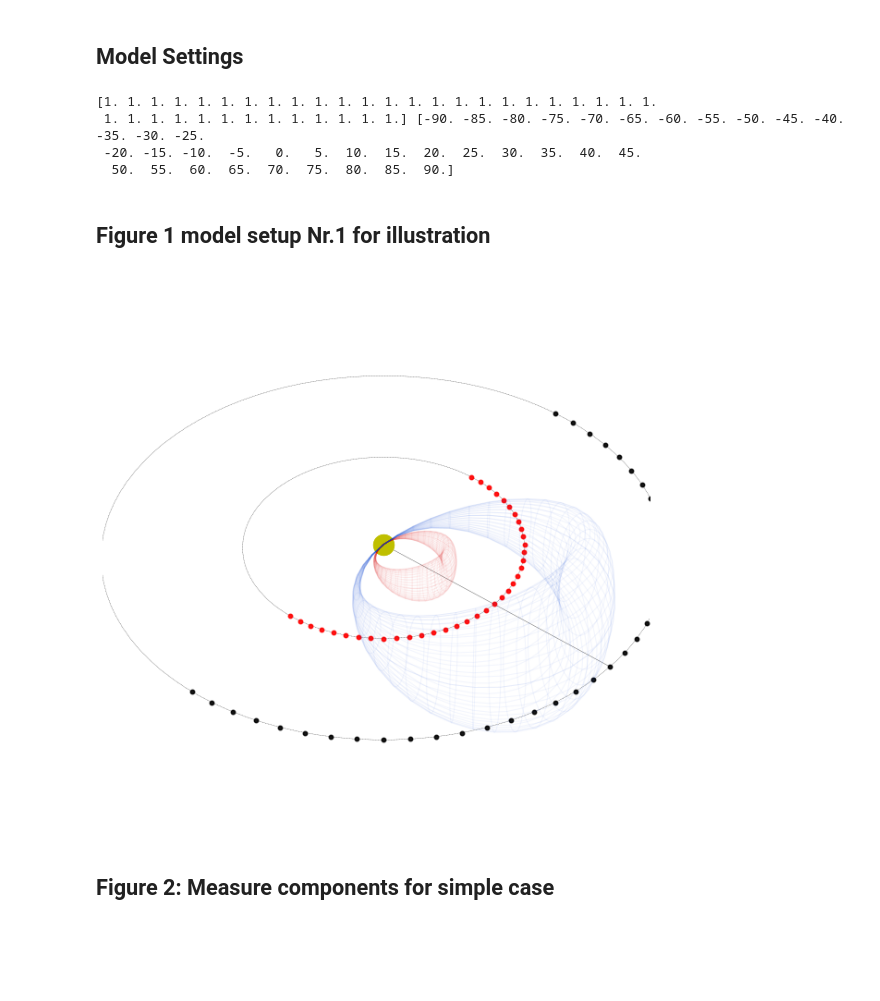
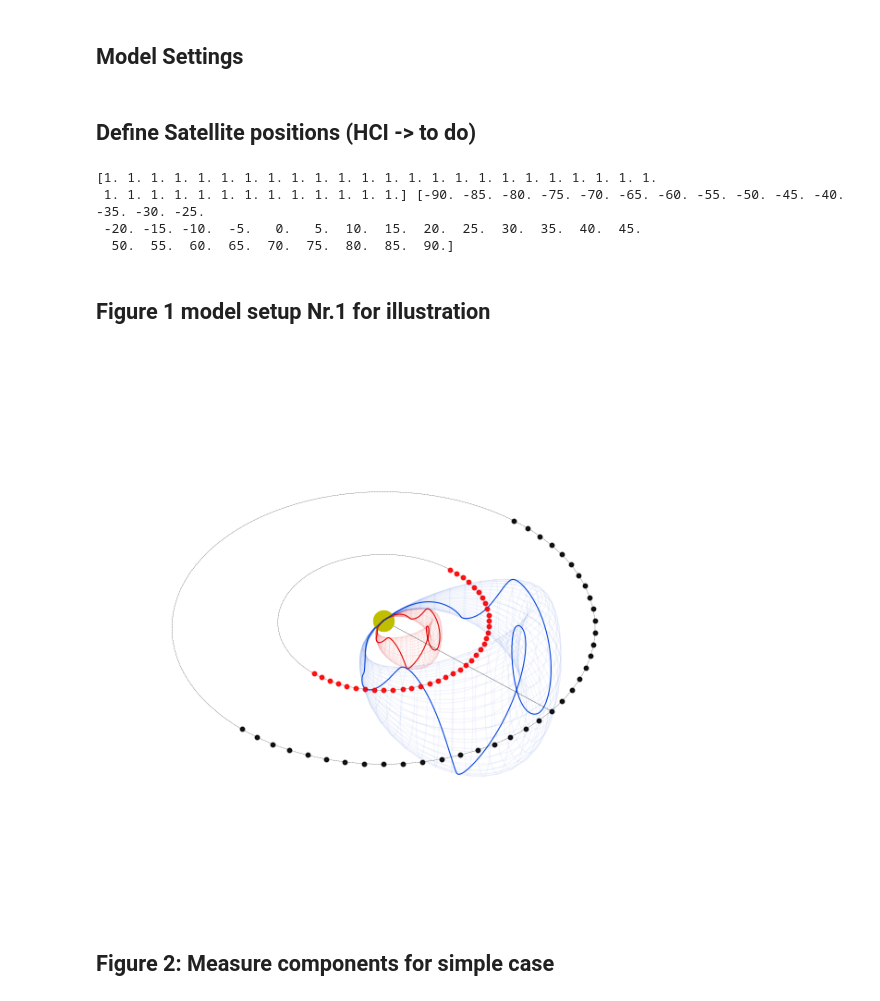
Before and after one commit to cmoestl/cme_signatures, a Jupyter notebook: cme_sig.ipynb, the cells around one changed output. Saved outputs shown, nothing was run; the diff lists cells and outputs as text; code cells hidden in the pictures; blank space fills up the shorter version.

Commit message:
3d field lines

```diff
--- a/cme_sig.ipynb
+++ b/cme_sig.ipynb
@@ -365,12 +369,12 @@ iparams_arr = np.array([[
     0,    # l_2 (latitude)
     0,      # o (inclination, orientation)
     0.24,   # d_1au (frontal width at 1AU)
-    4,   # delta (cross-section aspect ratio)
+    5,   # delta (cross-section aspect ratio)
     5,      # r_0 (initialization distance in solar radii)
-    500,    # v_0 (initial velocty in)
-    -1.5,      # tau (magnetic field twist)
+    600,    # v_0 (initial velocty in)
+    -4,      # tau (magnetic field twist)
     1.0,      # b_s (magnetic field scaling parameter)
-    15,     # b_1au (magnetic field strength at 1au)
+    20,     # b_1au (magnetic field strength at 1au)
     1.5,    # Gamma (solar wind drag coefficient)
     400,    # v_sw (solar wind speed)
     0       # sigma (measurement noise)
@@ -380,16 +384,15 @@ model_obj = py3dcore.models.ThinTorusGH3DCOREModel(t_launch, runs=1, use_gpu=Fal
 model_obj.update_iparams(iparams_arr, seed=42)
 
 
-
-
 #measurement times
 tm0 =  t_launch + datetime.timedelta(days=1)
 tm1 =  t_launch + datetime.timedelta(days=3.5)
 tm2 =  t_launch + datetime.timedelta(days=5.0)
 
 
+#colors for 3dplots
 
-#colors for 3dplots
+c0 = 'mediumseagreen'
 c1 = "xkcd:red"
 c2 = "xkcd:blue"
 
@@ -399,35 +402,35 @@ cbt = "xkcd:black"
 cbx = "xkcd:magenta"
 cby = "xkcd:orange"
 cbz = "xkcd:azure"
-
-
-
-############# define synthetic satellite positions - semi-circle at 1 AU, from -90 to +90 longitude
-
-lonstart=-90
-lonstep=5
-lonend=90
-
-lonend=lonend+lonstep
-satpos=np.zeros(len(np.arange(lonstart,lonend,lonstep)),dtype=[('r',float),('lon', float),('lat', float)])
-#convert to recarray
-satpos = satpos.view(np.recarray)
-
-##### set position
-satpos.r=1.0
-satpos.lon=np.arange(lonstart,lonend,lonstep)
-satpos.lat=0.0
-
-print(satpos.r, satpos.lon)
-
-#another satpos definition for a semi circle at 0.5 AU
-satpos2=copy.deepcopy(satpos)
-satpos2.r=0.5
-# %% [output]
-[1. 1. 1. 1. 1. 1. 1. 1. 1. 1. 1. 1. 1. 1. 1. 1. 1. 1. 1. 1. 1. 1. 1. 1.
- 1. 1. 1. 1. 1. 1. 1. 1. 1. 1. 1. 1. 1.] [-90. -85. -80. -75. -70. -65. -60. -55. -50. -45. -40. -35. -30. -25.
- -20. -15. -10.  -5.   0.   5.  10.  15.  20.  25.  30.  35.  40.  45.
-  50.  55.  60.  65.  70.  75.  80.  85.  90.]
+# %% [markdown]
+## Define Satellite positions (HCI -> to do)
+# %%
+############# define synthetic satellite positions - semi-circle at 1 AU, from -90 to +90 longitude
+
+lonstart=-90
+lonstep=5
+lonend=90
+
+lonend=lonend+lonstep
+satpos=np.zeros(len(np.arange(lonstart,lonend,lonstep)),dtype=[('r',float),('lon', float),('lat', float)])
+#convert to recarray
+satpos = satpos.view(np.recarray)
+
+##### set position
+satpos.r=1.0
+satpos.lon=np.arange(lonstart,lonend,lonstep)
+satpos.lat=0.0
+
+print(satpos.r, satpos.lon)
+
+#another satpos definition for a semi circle at 0.5 AU
+satpos2=copy.deepcopy(satpos)
+satpos2.r=0.5
+# %% [output]
+[1. 1. 1. 1. 1. 1. 1. 1. 1. 1. 1. 1. 1. 1. 1. 1. 1. 1. 1. 1. 1. 1. 1. 1.
+ 1. 1. 1. 1. 1. 1. 1. 1. 1. 1. 1. 1. 1.] [-90. -85. -80. -75. -70. -65. -60. -55. -50. -45. -40. -35. -30. -25.
+ -20. -15. -10.  -5.   0.   5.  10.  15.  20.  25.  30.  35.  40.  45.
+  50.  55.  60.  65.  70.  75.  80.  85.  90.]
 # %% [markdown]
 ## Figure 1 model setup Nr.1 for illustration
 # %%
@@ -448,7 +451,7 @@ fsize=15
 fig=plt.figure(1,figsize=(12,9),dpi=70)
 ax = fig.add_subplot(111, projection='3d')
 
-plot_configure(ax, view_azim=-50, view_elev=40, view_radius=0.6)
+plot_configure(ax, view_azim=-50, view_elev=40, view_radius=0.8)
 #in other planes
 #plot_configure(ax, view_azim=0, view_elev=90, view_radius=0.7)
 #plot_configure(ax, view_azim=0, view_elev=0, view_radius=0.6)
@@ -456,37 +459,36 @@ plot_configure(ax, view_azim=-50, view_elev=40, view_radius=0.6)
 
 ########## 3dcore plots
 plot_3dcore(ax, model_obj, tm0, color=c1)
-#plot_3dcore_field(ax, model_obj, color=c1, steps=1500, step_size=0.001, lw=1.1, ls="-")
-#plot_3dcore_field(ax, model_obj, color=c1, steps=1500, step_size=0.001, lw=1.1, ls="-" )
+plot_3dcore_field(ax, model_obj, color=c1, step_size=0.005, lw=1.1, ls="-",q0=np.array([1, .1, np.pi/2]))
 
 plot_3dcore(ax, model_obj, tm1, color=c2)
-#plot_3dcore_field(ax, model_obj, color=c2, steps=500, step_size=0.01, lw=1.1, ls="-")
+plot_3dcore_field(ax, model_obj, color=c2, step_size=0.005, lw=1.1, ls="-")
 
 ############# satellite plots
 #plot_traj(ax, "Earth", tm1, frame="HEEQ", color=c1)
 
 
 for i in np.arange(0,len(satpos)):
     plot_satellite(ax,satpos[i],color='black',alpha=0.9)
     plot_satellite(ax,satpos2[i],color='red',alpha=0.9)
 
 
 ##########cosmetics
 #approximate Sun Earth line
 ax.plot([0,1],[0,0],[0,0],ls='-',color='black',lw=0.3)
 
 plot_circle(ax,0.5)
 plot_circle(ax,1.0)
 
 #plot_traj(ax, "PSP", TP_B, frame="ECLIPJ2000", color=C_B,lw=1.5)
 #plot_traj(ax, "PSP", TP_B, frame="ECLIPJ2000", color="k", traj_pos=False, traj_major=None, traj_minor=144,lw=1.5)
 
 plt.tight_layout()
 
 plt.savefig('plots/fig1_setup.pdf')
 plt.savefig('plots/fig1_setup.png', dpi=100)
 # %% [output]
-[figure, old version]
+[figure, new version]
 # %% [markdown]
 ## Figure 2: Measure components for simple case
 # %%
```
Also changed, not shown: parts of 7 cells of this notebook, 5 other files.
